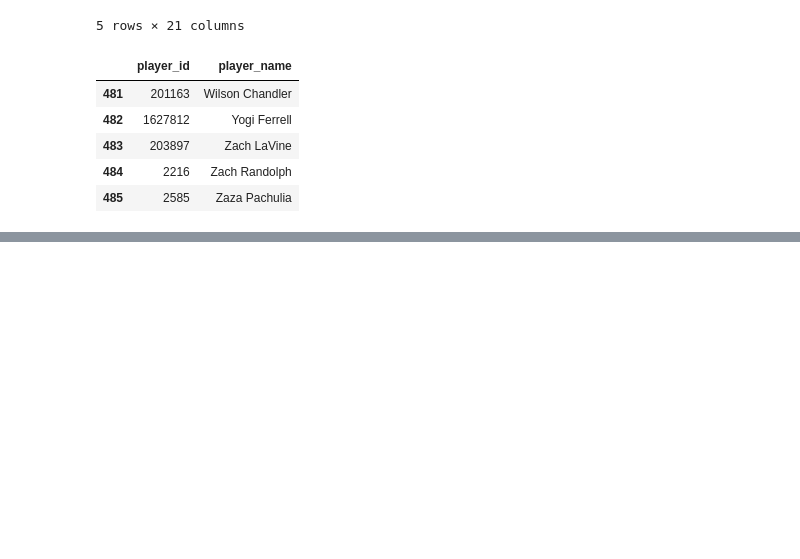
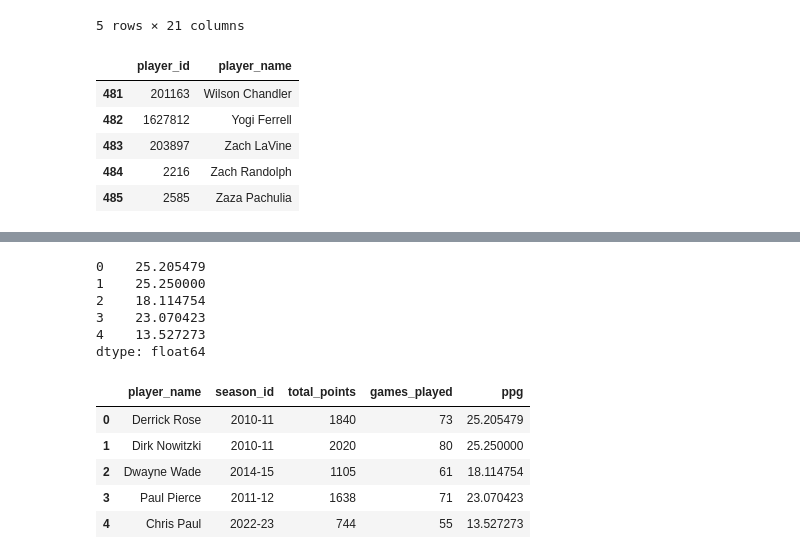
Before and after one commit to flan02/nba-python-pandas, a Jupyter notebook: data/pandas_dataframe.ipynb, the cells around one changed output, grey strips where cells are left out. Saved outputs shown, nothing was run; the diff lists cells and outputs as text; code cells hidden in the pictures; blank space fills up the shorter version.

```diff
--- a/data/pandas_dataframe.ipynb
+++ b/data/pandas_dataframe.ipynb
@@ -2067,0 +2217,8 @@ left_merge = pd.merge(df_A, df_B, on = 'player_id', how = 'left'
+# %%
+player_stats = {
+    'player_name': ['Derrick Rose', 'Dirk Nowitzki', 'Dwayne Wade', 'Paul Pierce', 'Chris Paul'],
+    'season_id': ['2010-11', '2010-11', '2014-15', '2011-12', '2022-23'],
+    'total_points': [1840, 2020, 1105, 1638, 744],
+    'games_played': [73, 80, 61, 71, 55]
+}
+df = pd.DataFrame(player_stats)
@@ -2067,0 +2234,26 @@ left_merge = pd.merge(df_A, df_B, on = 'player_id', how = 'left'
+# %%
+def ppg_calculator(row):
+    gp = row.iloc[3]  # iloc, is a Pandas attritube that offers indexation
+    pts = row.iloc[2]
+    ppg = pts / gp
+    return ppg
+# %%
+df.apply(ppg_calculator, axis = 1 )
+# %% [output]
+0    25.205479
+1    25.250000
+2    18.114754
+3    23.070423
+4    13.527273
+dtype: float64
+# %%
+df['ppg'] = df.apply(ppg_calculator, axis = 1)
+# %%
+df.head()
+# %% [output]
+|  | player_name | season_id | total_points | games_played | ppg |
+| 0 | Derrick Rose | 2010-11 | 1840 | 73 | 25.205479 |
+| 1 | Dirk Nowitzki | 2010-11 | 2020 | 80 | 25.250000 |
+| 2 | Dwayne Wade | 2014-15 | 1105 | 61 | 18.114754 |
+| 3 | Paul Pierce | 2011-12 | 1638 | 71 | 23.070423 |
+| 4 | Chris Paul | 2022-23 | 744 | 55 | 13.527273 |
```
Also changed, not shown: parts of 49 cells of this notebook.
